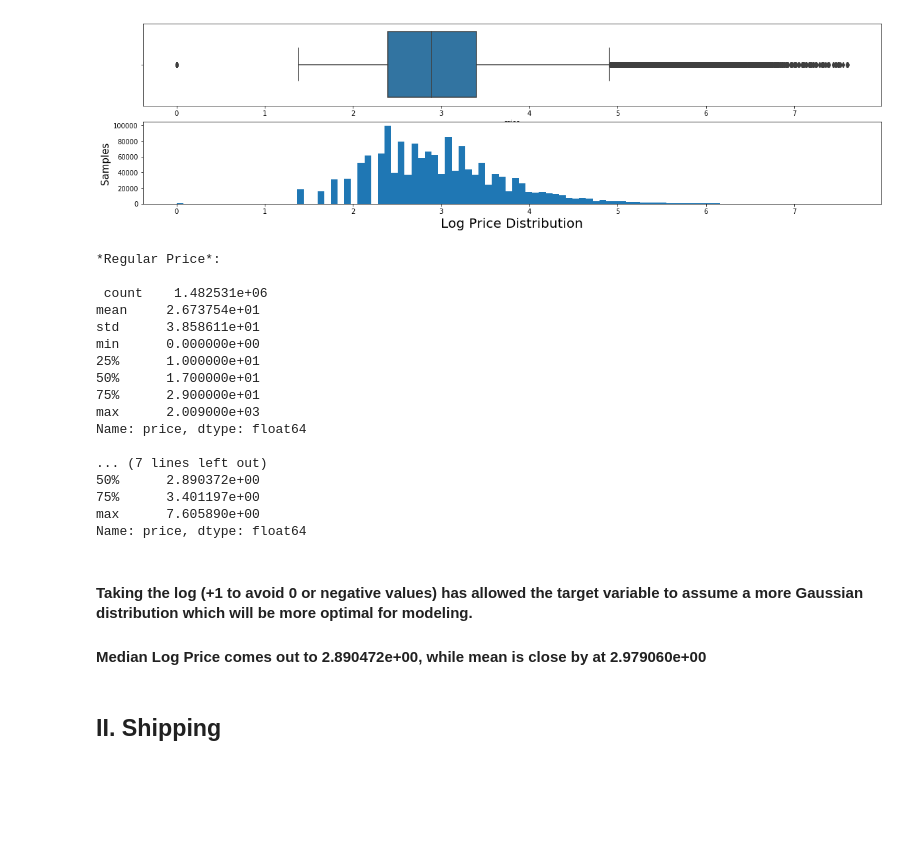
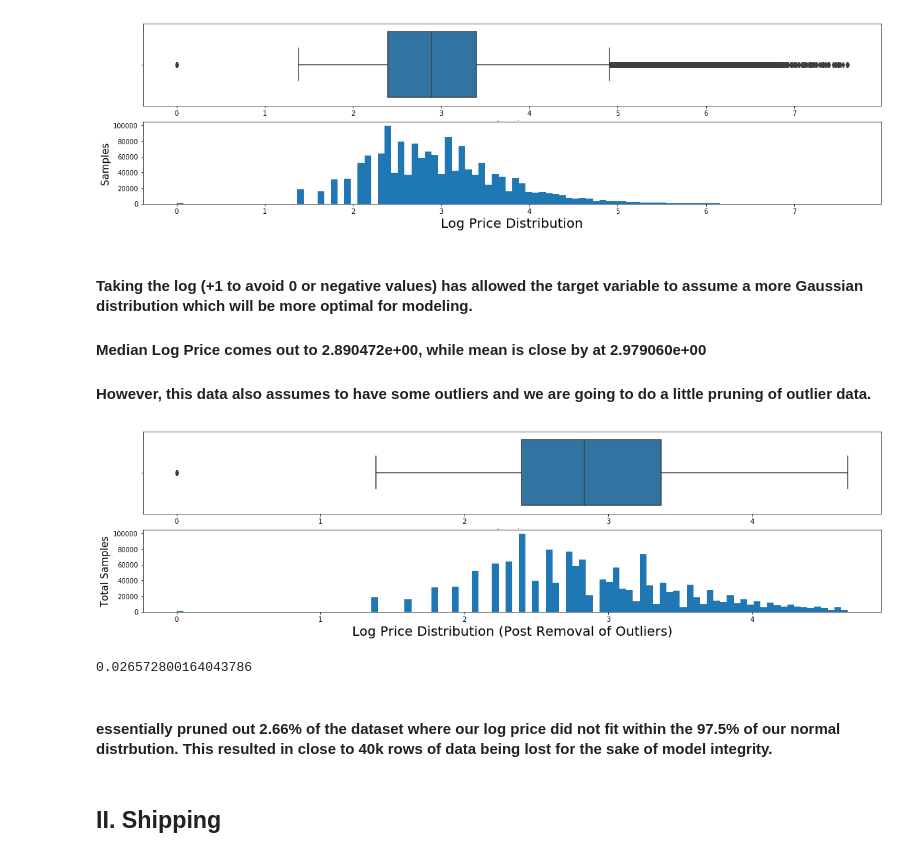
Before and after one commit to kyungjunism/mercari_price_prediction, a Jupyter notebook: Mercari Price Prediction EDA.ipynb, the cells around one changed output. Cells and saved outputs as stored; diff of their text form; code cells hidden in the pictures; blank space fills up the shorter version.

```diff
--- a/Mercari Price Prediction EDA.ipynb
+++ b/Mercari Price Prediction EDA.ipynb
@@ -162,28 +160,9 @@ ax[1].set_ylabel("Samples", fontsize = 15)
 plt.show()
 # %% [output]
 [figure]
-# %%
-print("*Regular Price*:\n\n", train.price.describe(),"\n")
-print("*Log Price*:\n\n",train.log_price.describe())
-# %% [output]
-*Regular Price*:
-
- count    1.482531e+06
-mean     2.673754e+01
-std      3.858611e+01
-min      0.000000e+00
-25%      1.000000e+01
-50%      1.700000e+01
-75%      2.900000e+01
-max      2.009000e+03
-Name: price, dtype: float64
-
-... (7 lines left out)
-50%      2.890372e+00
-75%      3.401197e+00
-max      7.605890e+00
-Name: price, dtype: float64
 # %% [markdown]
 #### Taking the log (+1 to avoid 0 or negative values) has allowed the target variable to assume a more Gaussian distribution which will be more optimal for modeling.
 
 ####  Median Log Price comes out to 2.890472e+00, while mean is close by at 2.979060e+00
+
+#### However, this data also assumes to have some outliers and we are going to do a little pruning of outlier data.
@@ -190,3 +172,19 @@ Name: price, dtype: float64
+# %%
+fig, ax = plt.subplots(2, 1, figsize = (20,5))
+sns.boxplot(train.log_price, ax = ax[0])
+ax[1].hist(train.log_price, bins = 100)
+#ax[1].set_title("Log Price Distribution", fontsize = 20)
+ax[1].set_xlabel("Log Price Distribution (Post Removal of Outliers)", fontsize = 20)
+ax[1].set_ylabel("Total Samples", fontsize = 15)
+plt.show()
+# %% [output]
+[figure, added]
+# %%
+(1482531-len(train))/1482531
+# %% [output]
+0.026572800164043786
+# %% [markdown]
+####  essentially pruned out 2.66% of the dataset where our log price did not fit within the 97.5% of our normal distrbution. This resulted in close to 40k rows of data being lost for the sake of model integrity.
 # %% [markdown]
 ## II. Shipping
 # %%
```
Also changed, not shown: parts of 58 cells of this notebook.
